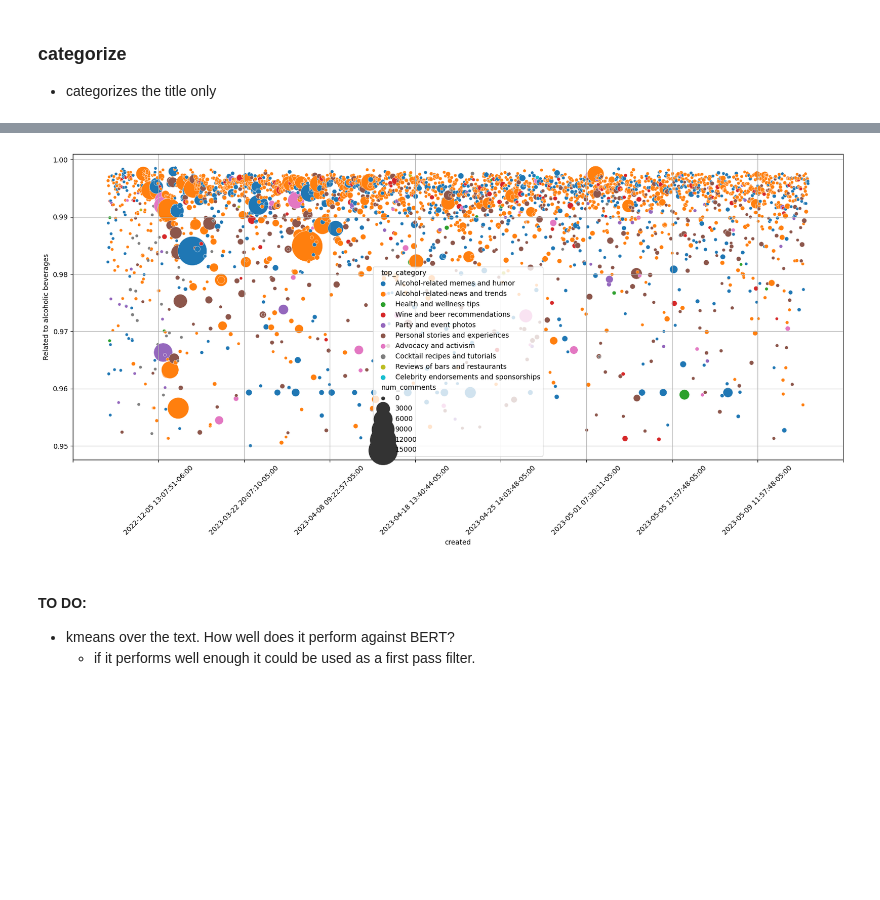
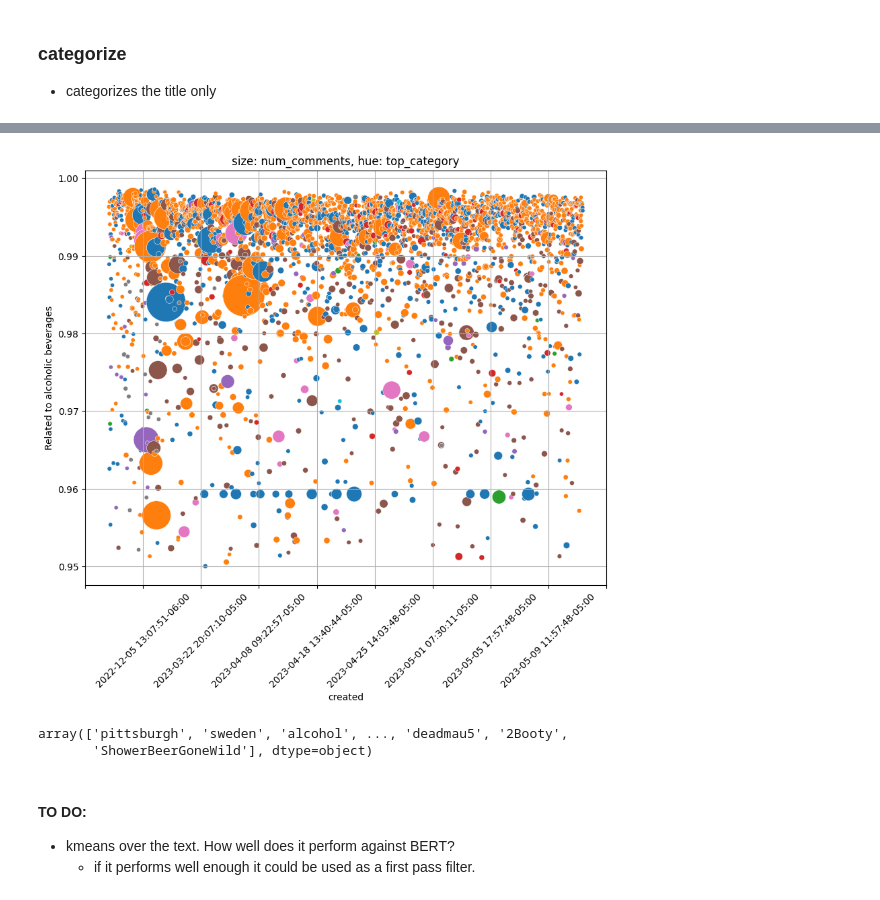
Before and after one commit to stvnchnsn/whitespace_detector, a Jupyter notebook: demo.ipynb, the cells around one changed output, grey strips where cells are left out. Drawn from its saved outputs; the diff is of its cells as text; code cells hidden in the pictures; blank space fills up the shorter version.

```diff
--- a/demo.ipynb
+++ b/demo.ipynb
@@ -247,14 +247,21 @@ for i, row in enhanced_reddit_posts.iterrows():
     enhanced_reddit_posts.loc[i, "top_category"] = row[categories][row[categories]== row[categories].max()].index[0]
     enhanced_reddit_posts.loc[i, "top_category_score"] = row[categories][row[categories]== row[categories].max()].values[0]
 # %%
-plt.rcParams['figure.figsize'] = [20, 8]
-plot_ = sns.scatterplot(data=enhanced_reddit_posts[topic_relation_mask], x='created', y=f'Related to {topic}', size="num_comments",hue = 'top_category', legend=True, sizes=(20, 2000))
+plt.rcParams['figure.figsize'] = [10, 8]
+plot_ = sns.scatterplot(data=enhanced_reddit_posts[topic_relation_mask], x='created', y=f'Related to {topic}', size="num_comments",hue = 'top_category', legend=False, sizes=(20, 2000))
 plot_.xaxis.set_major_locator(ticker.LinearLocator(10))
 plt.xticks(rotation=45)
+plt.title(f"size: num_comments, hue: top_category")
+
 plt.grid()
 plt.show()
 # %% [output]
-[figure, old version]
+[figure, new version]
+# %%
+enhanced_reddit_posts[topic_relation_mask].subreddit.unique()
+# %% [output]
+array(['pittsburgh', 'sweden', 'alcohol', ..., 'deadmau5', '2Booty',
+       'ShowerBeerGoneWild'], dtype=object)
 # %% [markdown]
 #### TO DO:
 * kmeans over the text.  How well does it perform against BERT?
```
Also changed, not shown: parts of 2 cells of this notebook, 1 other file.
